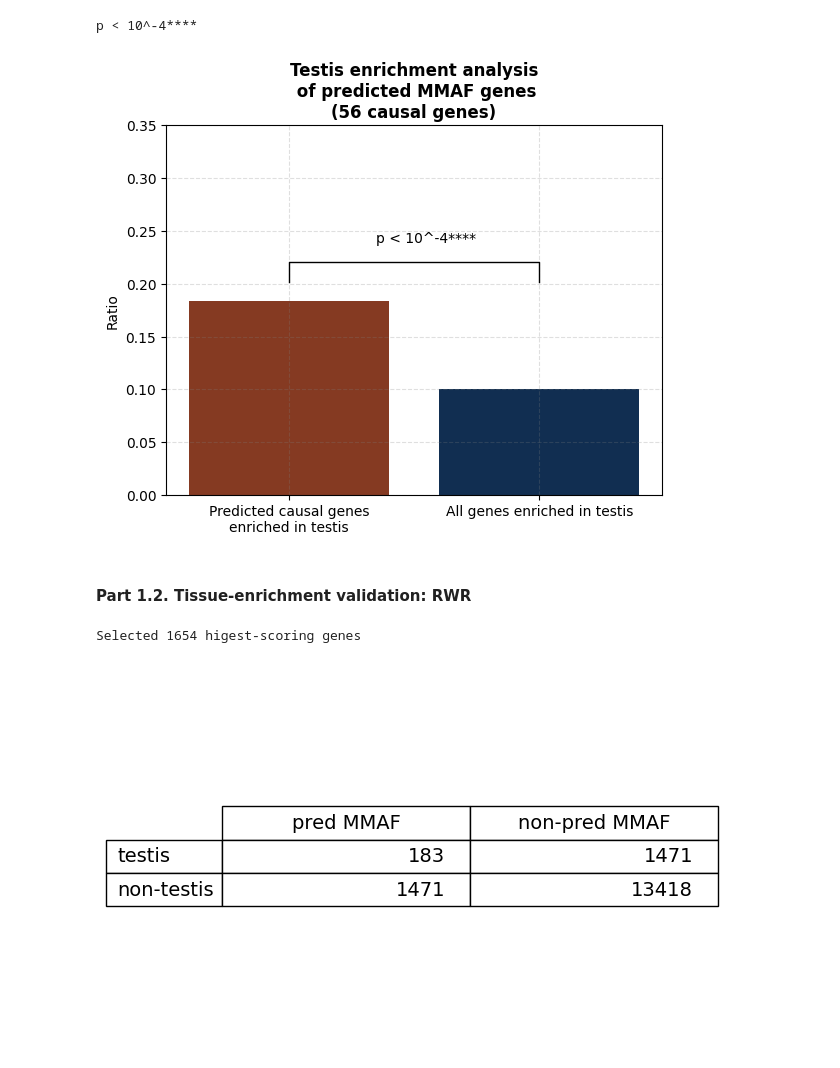
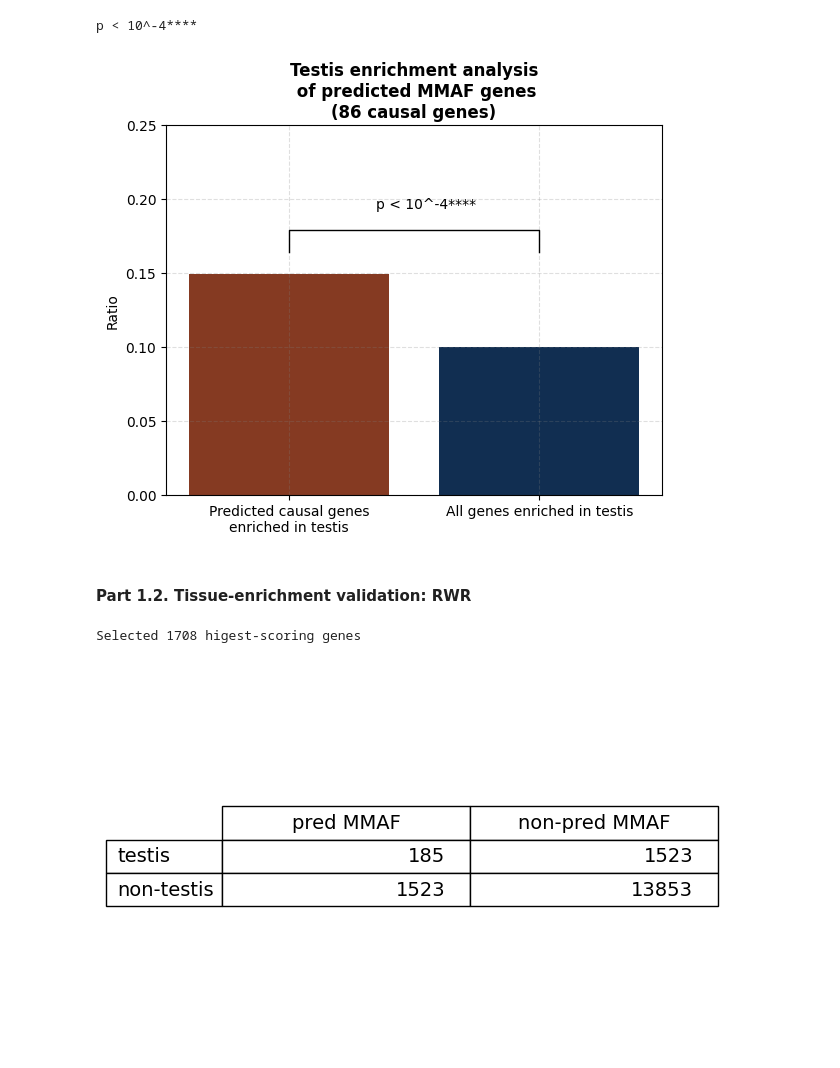
Before and after one commit to jedrzejkubica/GBA-centrality-validation, a Jupyter notebook: validation.ipynb, the cells around one changed output. Cells and saved outputs as stored; diff of their text form; code cells hidden in the pictures.

Commit message:
validation.ipynb : add protein-to-gene mapping

```diff
--- a/validation.ipynb
+++ b/validation.ipynb
@@ -278,9 +331,8 @@ scores_leave_one_out_sorted = [ENSG2score_leaveOneOut[node] for node in results_
 # %%
-'''Calculate mean and median degree of known causal genes'''
+"""Calculate the mean and median degree of seeds"""
 causal_degrees = []
-for gene in ENSG2score_leaveOneOut:
-    causal_degrees.append(interactome.degree(gene))
+for protein in protein2score_leaveOneOut:
+    causal_degrees.append(interactome.degree(protein))
 
-print(PHENOTYPE)
-print(f"causal node degree mean: {round(statistics.mean(causal_degrees))}, median: {round(statistics.median(causal_degrees))}")
+print(f"{PHENOTYPE} node degree mean {round(statistics.mean(causal_degrees))}, median {round(statistics.median(causal_degrees))}")
 # %% [output]
@@ -296,11 +344,23 @@ tissue_expr = parse_expression_data(GTEX_DATA_FILE, interactome=interactome)
+# %%
+"""Load tissue expression data"""
+ENSG2enrichment = parse_expression_data(GTEX_DATA_FILE)
+
+protein2enrichment = {}
+for protein in interactome:
+    if protein in uniprot2ENSG:
+        ENSG = uniprot2ENSG[protein]
+        # due to obsolete GTEx data, some genes in the interactome need
+        # to be removed from the tissue enrichment analysis
+        if ENSG in ENSG2enrichment:
+            protein2enrichment[protein] = ENSG2enrichment[ENSG]
 # %%
-'''Get top x% of highest-scoring genes (including causal)'''
+"""Get top x% of highest-scoring genes (including causal)"""
 # due to obsolete GTEx data, some genes in the interactome need to be removed from the tissue enrichment analysis
-for gene in interactome:
-    if gene not in tissue_expr:
-        del ENSG2score_all[gene]
+for protein in interactome:
+    if protein not in protein2enrichment:
+        del protein2score_all[protein]
 
-results_all_sorted = sorted(ENSG2score_all.keys(), key=lambda item: ENSG2score_all[item], reverse=True)
+results_all_sorted = sorted(protein2score_all.keys(), key=lambda item: protein2score_all[item], reverse=True)
 pred_causal, non_pred_causal = take_top_percent(results_all_sorted, PRED_CAUSAL_DEF)
 
 print(f"Selected {len(pred_causal)} higest-scoring genes")
@@ -309,6 +369,6 @@ Selected 1654 higest-scoring genes
 # %%
-'''Get top x% of genes enriched in the tissue'''
-tissue_expr_sorted = sorted(tissue_expr.keys(), key=lambda item: tissue_expr[item], reverse=True)
+"""Get top x% of genes enriched in the tissue"""
+tissue_expr_sorted = sorted(protein2enrichment.keys(), key=lambda item: protein2enrichment[item], reverse=True)
 tissue_enriched, non_tissue_enriched = take_top_percent(tissue_expr_sorted, TISSUE_ENRICHED_DEF)
 
 print(f"Selected {len(tissue_enriched)} {TISSUE}-enriched genes")
@@ -355,39 +415,39 @@ proportion2 = (x1 + x2) / (x1 + x2 + x3 + x4)  # ratio of all genes that are enr
 
 labels = [f"Predicted causal genes\nenriched in {TISSUE}",
           f"All genes enriched in {TISSUE}"]
 
 matplotlib.pyplot.bar(x=labels, height=[proportion1, proportion2], color=['#853A22', '#112E51'])
 
 # if statements below are convenient for plotting
 if PHENOTYPE in ["MMAF", "NOA", "OG", "PCD", "POF"]:
-    matplotlib.pyplot.title(f"{TISSUE.capitalize()} enrichment analysis\n of predicted {PHENOTYPE} genes\n({len(ENSG2score_leaveOneOut)} causal genes)", weight='bold', fontsize=12)
+    matplotlib.pyplot.title(f"{TISSUE.capitalize()} enrichment analysis\n of predicted {PHENOTYPE} genes\n({len(protein2score_leaveOneOut)} causal genes)", weight='bold', fontsize=12)
 elif PHENOTYPE == "BC":
-    matplotlib.pyplot.title(f"{TISSUE.capitalize()} enrichment analysis\n of predicted breast cancer genes\n({len(ENSG2score_leaveOneOut)} causal genes)", weight='bold', fontsize=12)
+    matplotlib.pyplot.title(f"{TISSUE.capitalize()} enrichment analysis\n of predicted breast cancer genes\n({len(protein2score_leaveOneOut)} causal genes)", weight='bold', fontsize=12)
 elif PHENOTYPE == "CC":
-    matplotlib.pyplot.title(f"{TISSUE.capitalize()} enrichment analysis\n of predicted colon cancer genes\n({len(ENSG2score_leaveOneOut)} causal genes)", weight='bold', fontsize=12)
+    matplotlib.pyplot.title(f"{TISSUE.capitalize()} enrichment analysis\n of predicted colon cancer genes\n({len(protein2score_leaveOneOut)} causal genes)", weight='bold', fontsize=12)
 elif PHENOTYPE == "HYPCARD":
-    matplotlib.pyplot.title(f"{TISSUE.capitalize()} enrichment analysis\n of predicted hypertrophic cardiomyopathy genes\n({len(ENSG2score_leaveOneOut)} causal genes)", weight='bold', fontsize=12)
+    matplotlib.pyplot.title(f"{TISSUE.capitalize()} enrichment analysis\n of predicted hypertrophic cardiomyopathy genes\n({len(protein2score_leaveOneOut)} causal genes)", weight='bold', fontsize=12)
 elif PHENOTYPE == "DILCARD":
-    matplotlib.pyplot.title(f"{TISSUE.capitalize()} enrichment analysis\n of predicted dilated cardiomyopathy genes\n({len(ENSG2score_leaveOneOut)} causal genes)", weight='bold', fontsize=12)
+    matplotlib.pyplot.title(f"{TISSUE.capitalize()} enrichment analysis\n of predicted dilated cardiomyopathy genes\n({len(protein2score_leaveOneOut)} causal genes)", weight='bold', fontsize=12)
 
 # plot p-value
 h = .1 * max(proportion1, proportion2)
 y = max(proportion1, proportion2) + h
 
 matplotlib.pyplot.plot([labels[0], labels[0], labels[1], labels[1]], [y, y+h, y+h, y], lw=1, c='black')
 matplotlib.pyplot.text(x=0.35,y=y+2*h, s=f"{p_tissue_expr}")
 
 y_max = 2*max(proportion1, proportion2)
 matplotlib.pyplot.yticks(numpy.arange(0, y_max, 0.05))
 matplotlib.pyplot.ylabel("Ratio")
 
 matplotlib.pyplot.grid(True, linestyle='--', which='major',
                    color='grey', alpha=.25)
 
 if SAVE_FIGURES:
     matplotlib.pyplot.savefig(FIGURES_DIR + f"{PHENOTYPE}_tissue_enrichment_GBA", dpi=1000)
 # %% [output]
-[figure, old version]
+[figure, new version]
 # %% [markdown]
 #### Part 1.2. Tissue-enrichment validation: RWR
 # %%
@@ -396,14 +456,14 @@ ENSG2score_RWR = parse_RWR_scores(RESULTS_RWR_FILE)
 # %%
-'''Get top x% of highest-scoring genes (including causal)'''
+"""Get top x% of highest-scoring genes (including causal)"""
 # due to obsolete GTEx data, some genes in the interactome need to be removed from the tissue enrichment analysis
 for gene in interactome:
-    if gene not in tissue_expr:
-        del ENSG2score_RWR[gene]
+    if gene not in protein2enrichment:
+        del protein2score_RWR[gene]
 
-results_RWR_sorted = sorted(ENSG2score_RWR.keys(), key=lambda item: ENSG2score_RWR[item], reverse=True)
+results_RWR_sorted = sorted(protein2score_RWR.keys(), key=lambda item: protein2score_RWR[item], reverse=True)
 pred_causal_RWR, non_pred_causal_RWR = take_top_percent(results_RWR_sorted, PRED_CAUSAL_DEF)
 
 print(f"Selected {len(pred_causal_RWR)} higest-scoring genes")
 # %% [output]
-Selected 1654 higest-scoring genes
+Selected 1708 higest-scoring genes
 # %%
```
Also changed, not shown: parts of 44 cells of this notebook.
